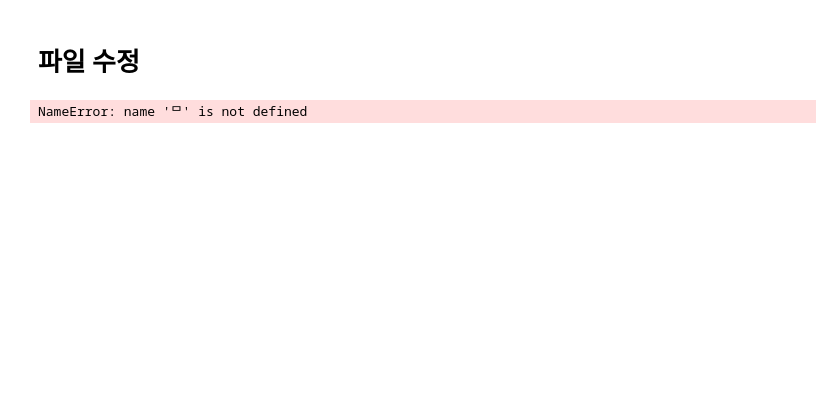
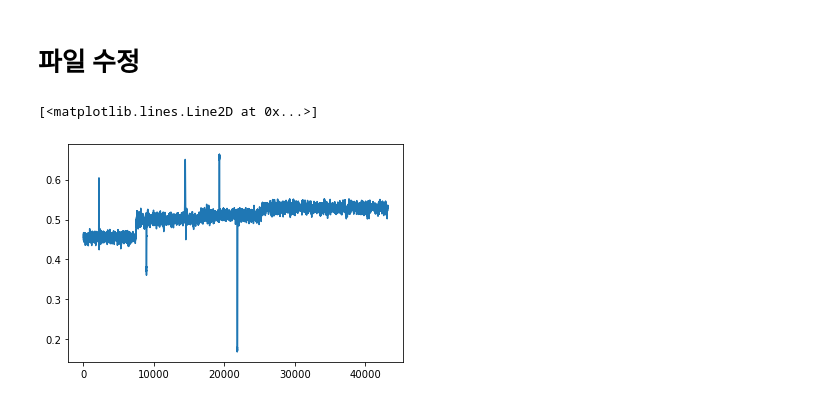
Before and after one commit to hyeonggulim/DACON_HAICON2021, a Jupyter notebook: Simple EDA.ipynb, the cells around one changed output. Saved outputs shown, nothing was run; the diff lists cells and outputs as text; code cells hidden in the pictures; blank space fills up the shorter version.

```diff
--- a/Simple EDA.ipynb
+++ b/Simple EDA.ipynb
@@ -127,7 +140,18 @@ a = pd.read_csv(abspath+'RESPONSE_DATA.csv')
 a['group_key']= a['group_key'].astype(str)
 a['group_key'] = a['group_key'].str.replace('.','_')
 a.to_csv(abspath+"RESPONSE_DATA.csv")
-# %%
-ㅁ
-# %% [output]
-NameError: name 'ᄆ' is not defined
+# %%
+use_col = ['C47','C02','C07','C49','C01','C26']
+# %%
+from sklearn.preprocessing import MinMaxScaler
+scaler = MinMaxScaler()
+
+VALID = VALIDATION_DATASET[use_col]
+minmax_valid = scaler.fit_transform(VALID)
+
+#plt.plot(VALIDATION_DATASET[use_col].mean(axis =1))
+# %%
+plt.plot(minmax_valid.mean(axis = 1))
+# %% [output]
+[<matplotlib.lines.Line2D at 0x...>]
+[figure, added]
```
Also changed, not shown: parts of 17 cells of this notebook.
